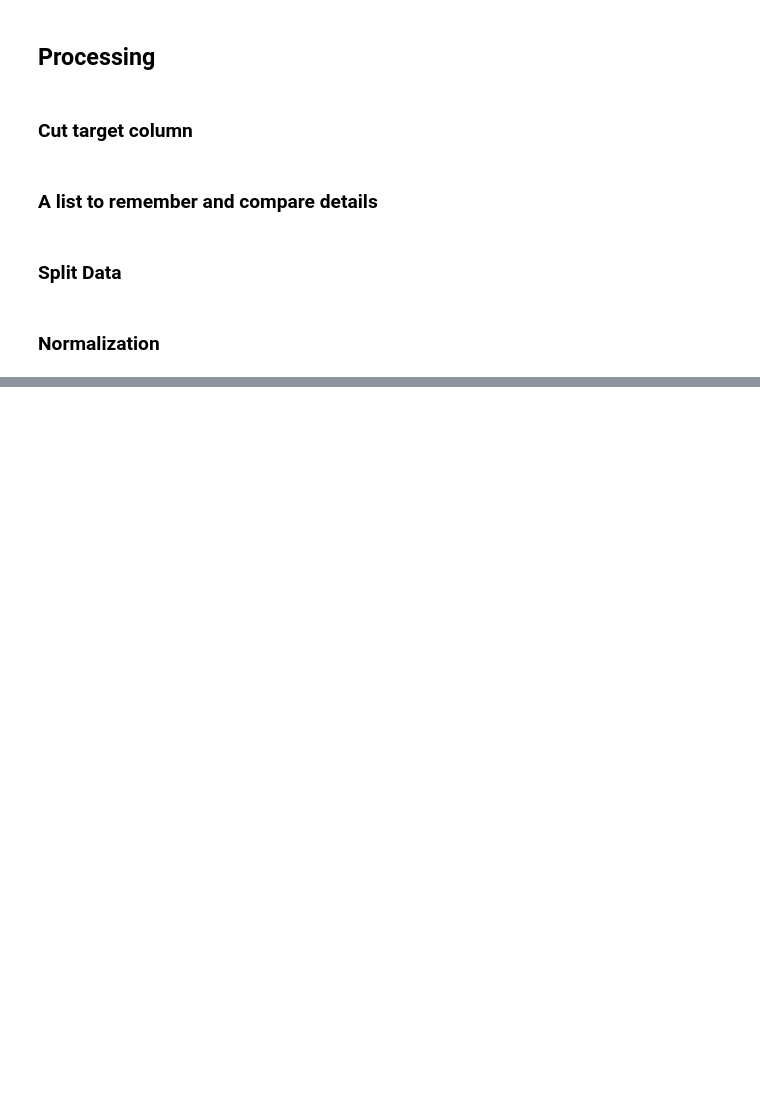
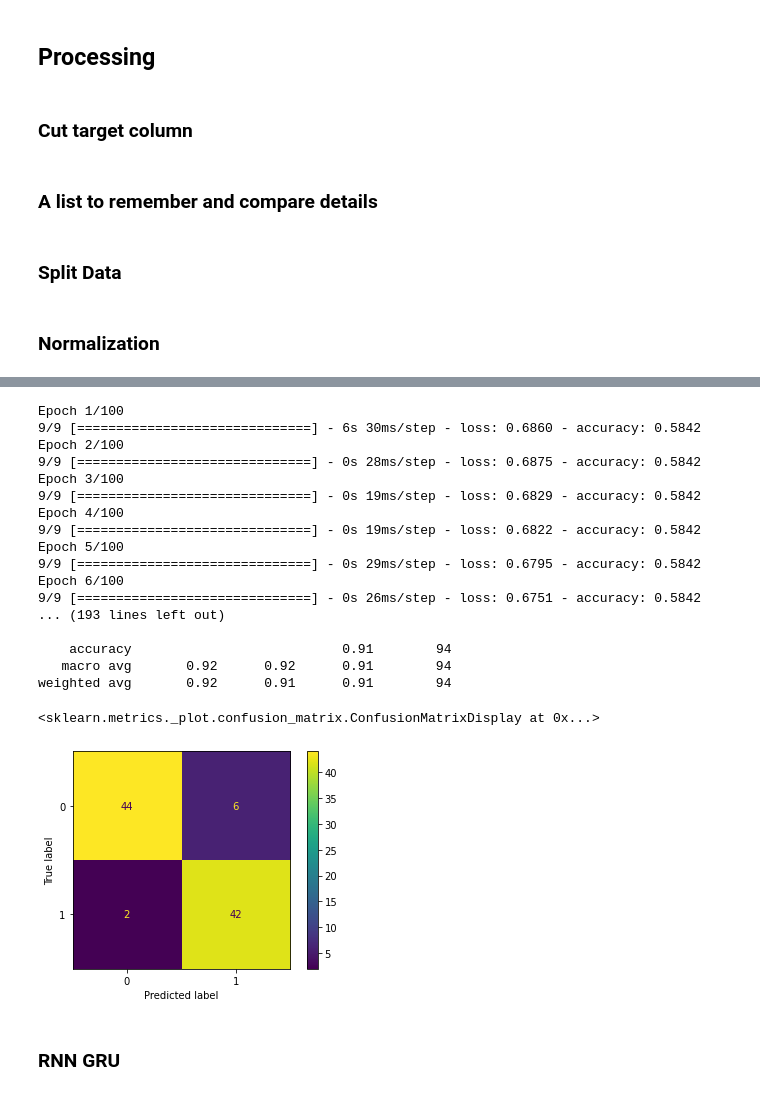
Before and after one commit to amyrmahdy/pets, a Jupyter notebook: AI/classification/oasis_brain_project/brain_mri_v2.ipynb, the cells around one changed output, grey strips where cells are left out. Drawn from its saved outputs; the diff is of its cells as text; code cells hidden in the pictures; blank space fills up the shorter version.

```diff
--- a/AI/classification/oasis_brain_project/brain_mri_v2.ipynb
+++ b/AI/classification/oasis_brain_project/brain_mri_v2.ipynb
@@ -450,0 +445,40 @@ weighted avg       0.89      0.85      0.85        94
+# %%
+def build_lstm_rnn():
+    lstm_rnn = tf.keras.Sequential()
+    lstm_rnn.add(tf.keras.layers.LSTM(100, return_sequences = True,input_shape = (X_train.shape[1],1) ) )
+    lstm_rnn.add(tf.keras.layers.LSTM(50,return_sequences = False))
+    lstm_rnn.add(tf.keras.layers.Dense(1,activation = "sigmoid"))
+    lstm_rnn.compile(loss = "binary_crossentropy", optimizer = "adam", metrics = ["accuracy"])
+    return lstm_rnn
+# %%
+lstm_rnn = build_lstm_rnn()
+lstm_rnn.fit(X_train, y_train, epochs = 100)
+not_final_lstm_rnn_prediction = lstm_rnn.predict(X_test)
+lstm_rnn_prediction = np.where(not_final_lstm_rnn_prediction > 0.1, 1, 0)
+print(classification_report(y_test,lstm_rnn_prediction, target_names= ["Non-Demanted", "Demanted"]))
+lstm_rnn_conf = confusion_matrix(y_test,lstm_rnn_prediction)
+model_details.append(["LSTM RNN", round(f1_score(y_test,lstm_rnn_prediction, average = "weighted") * 100,4),lstm_rnn_conf[1,0]])
+lstm_rnn_plot_conf = ConfusionMatrixDisplay(lstm_rnn_conf)
+lstm_rnn_plot_conf.plot()
+# %% [output]
+Epoch 1/100
+9/9 [==============================] - 6s 30ms/step - loss: 0.6860 - accuracy: 0.5842
+Epoch 2/100
+9/9 [==============================] - 0s 28ms/step - loss: 0.6875 - accuracy: 0.5842
+Epoch 3/100
+9/9 [==============================] - 0s 19ms/step - loss: 0.6829 - accuracy: 0.5842
+Epoch 4/100
+9/9 [==============================] - 0s 19ms/step - loss: 0.6822 - accuracy: 0.5842
+Epoch 5/100
+9/9 [==============================] - 0s 29ms/step - loss: 0.6795 - accuracy: 0.5842
+Epoch 6/100
+9/9 [==============================] - 0s 26ms/step - loss: 0.6751 - accuracy: 0.5842
+... (193 lines left out)
+
+    accuracy                           0.91        94
+   macro avg       0.92      0.92      0.91        94
+weighted avg       0.92      0.91      0.91        94
+<sklearn.metrics._plot.confusion_matrix.ConfusionMatrixDisplay at 0x...>
+[figure, added]
+# %% [markdown]
+### RNN GRU
```
Also changed, not shown: parts of 18 cells of this notebook, 3 other files.
